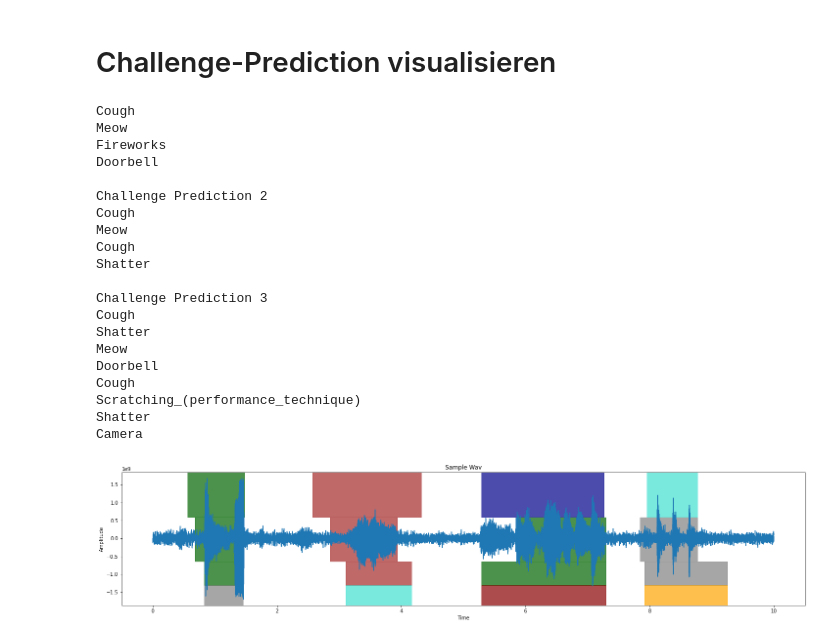
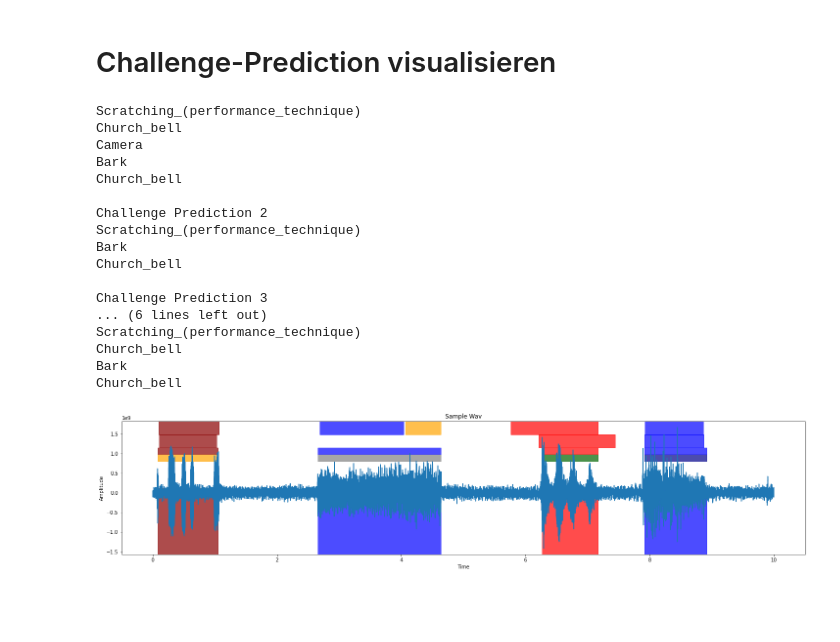
Before and after one commit to ajochim/bbdc2021, a Jupyter notebook: exploration/audio_exploration.ipynb, the cells around one changed output. Drawn from its saved outputs; the diff is of its cells as text; code cells hidden in the pictures; blank space fills up the shorter version.

Commit message:
majority-Vote

```diff
--- a/exploration/audio_exploration.ipynb
+++ b/exploration/audio_exploration.ipynb
@@ -62,7 +62,7 @@ Meow
 # %% [markdown]
 # Challenge-Prediction visualisieren
 # %%
-file = "11201_mix.wav"
+file = "11208_mix.wav"
 
 chalPrediction1 = pd.read_csv('../submissions/submission01/LP1d_PredictionChallenge.csv')
 label1 = chalPrediction1.loc[chalPrediction1["filename"]==file]
@@ -72,51 +72,55 @@ label2 = chalPrediction2.loc[chalPrediction2["filename"]==file]
 
 chalPrediction3 = pd.read_csv('../predictions/jannes/secondPredictionChallengeWithSecondLikely.csv')
 label3 = chalPrediction3.loc[chalPrediction3["filename"]==file]
+
+chalPrediction4 = pd.read_csv('../predictions/jannes/majorityVoteChallenge.csv')
+label4 = chalPrediction4.loc[chalPrediction4["filename"]==file]
 
 plt.figure(figsize=(25,5))
 # read audio samples
 input_data = read("../data/final_pre_dataset/eval/"+file)
 audio = input_data[1]
 time=np.linspace(0, len(audio)/fs, num=len(audio))
 plt.plot(time,audio)
 plt.ylabel("Amplitude")
 plt.xlabel("Time")
 plt.title("Sample Wav")
 
 #print("Challenge Prediction 1")
 for index,row in label1.iterrows():
-    plt.axvspan(row['onset'], row['offset'], alpha=0.7, color=colors[labels.index(row['event_label'])], ymin=0.66, ymax=1)
+    plt.axvspan(row['onset'], row['offset'], alpha=0.7, color=colors[labels.index(row['event_label'])], ymin=0.9, ymax=1)
     print(row["event_label"])
 print("\nChallenge Prediction 2")
 for index,row in label2.iterrows():
-    plt.axvspan(row['onset'], row['offset'], alpha=0.7, color=colors[labels.index(row['event_label'])], ymin=0.33, ymax=0.66)
+    plt.axvspan(row['onset'], row['offset'], alpha=0.7, color=colors[labels.index(row['event_label'])], ymin=0.8, ymax=0.9)
     print(row["event_label"])
 print("\nChallenge Prediction 3")
 for index,row in label3.iterrows():
-    plt.axvspan(row['onset'], row['offset'], alpha=0.7, color=colors[labels.index(row['event_label'])], ymin=0.15, ymax=0.33)
-    plt.axvspan(row['onset'], row['offset'], alpha=0.7, color=colors[labels.index(row['secondLikely_label'])], ymin=0, ymax=0.15)
+    plt.axvspan(row['onset'], row['offset'], alpha=0.7, color=colors[labels.index(row['event_label'])], ymin=0.75, ymax=0.8)
+    plt.axvspan(row['onset'], row['offset'], alpha=0.7, color=colors[labels.index(row['secondLikely_label'])], ymin=0.7, ymax=0.75)
     print(row["event_label"])
-    print(row["secondLikely_label"])
+    #print(row["secondLikely_label"])
+print("\nChallenge Prediction 4")
+for index,row in label4.iterrows():
+    plt.axvspan(row['onset'], row['offset'], alpha=0.7, color=colors[labels.index(row['event_label'])], ymin=0, ymax=0.5)
+    print(row["event_label"])
 plt.show()
 # %% [output]
-Cough
-Meow
-Fireworks
-Doorbell
+Scratching_(performance_technique)
+Church_bell
+Camera
+Bark
+Church_bell
 
 Challenge Prediction 2
-Cough
-Meow
-Cough
-Shatter
+Scratching_(performance_technique)
+Bark
+Church_bell
 
 Challenge Prediction 3
-Cough
-Shatter
-Meow
-Doorbell
-Cough
+... (6 lines left out)
 Scratching_(performance_technique)
-Shatter
-Camera
+Church_bell
+Bark
+Church_bell
-[figure, old version]
+[figure, new version]
```
Also changed, not shown: parts of 2 cells of this notebook, 2 other files.
